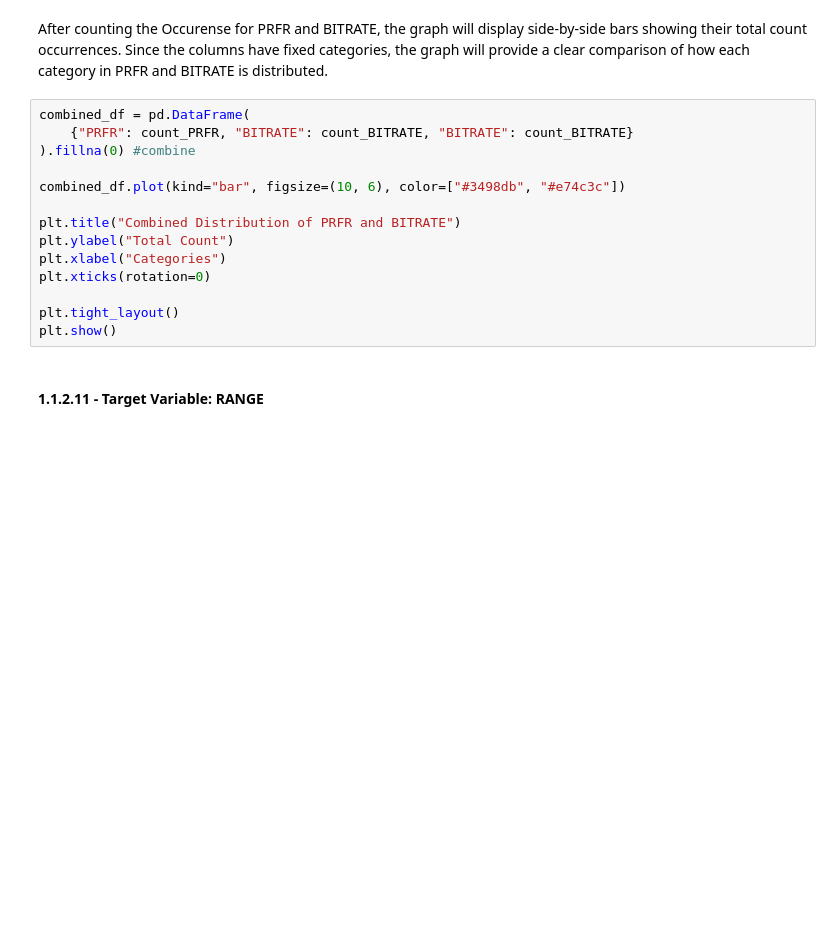
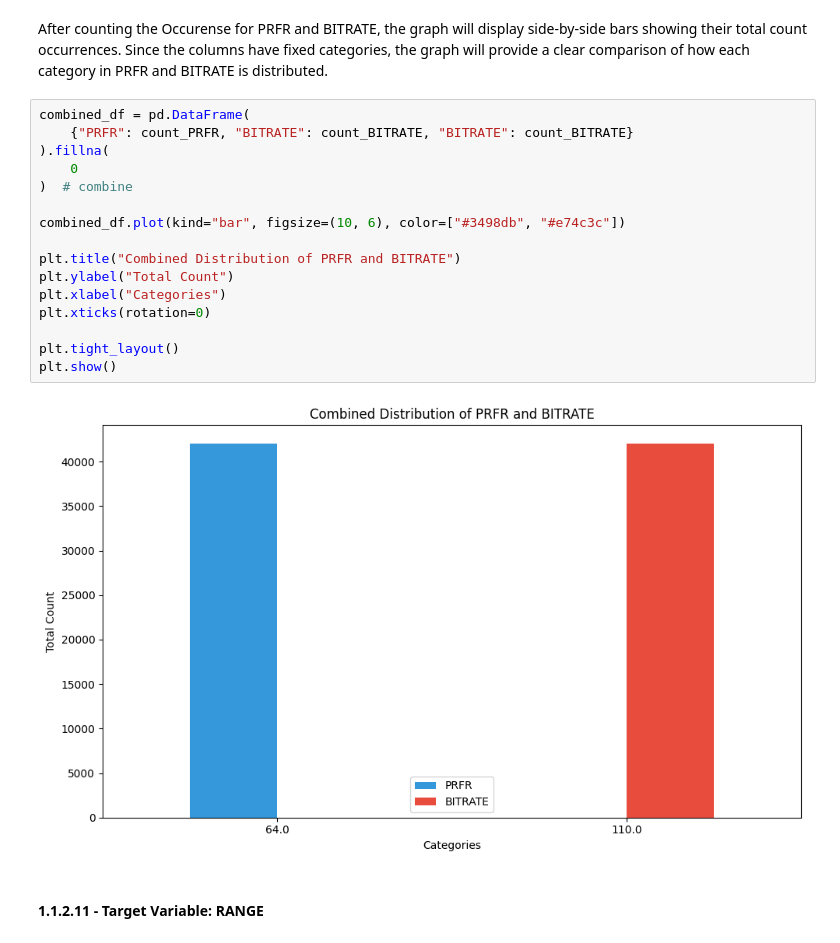
Before and after one commit to janaveniice/UoG-DA_Group17, a Jupyter notebook: los-nlos-model/model.ipynb, the cells around one changed output. Saved outputs shown, nothing was run; the diff lists cells and outputs as text; blank space fills up the shorter version.

```diff
--- a/los-nlos-model/model.ipynb
+++ b/los-nlos-model/model.ipynb
@@ -500,17 +693,21 @@ After counting the Occurense for PRFR and BITRATE, the graph will display side-b
 # %%
 combined_df = pd.DataFrame(
     {"PRFR": count_PRFR, "BITRATE": count_BITRATE, "BITRATE": count_BITRATE}
-).fillna(0) #combine
+).fillna(
+    0
+)  # combine
 
 combined_df.plot(kind="bar", figsize=(10, 6), color=["#3498db", "#e74c3c"])
 
 plt.title("Combined Distribution of PRFR and BITRATE")
 plt.ylabel("Total Count")
 plt.xlabel("Categories")
 plt.xticks(rotation=0)
 
 plt.tight_layout()
 plt.show()
+# %% [output]
+[figure, added]
 # %% [markdown]
 #### **1.1.2.11 - Target Variable: RANGE**
 # %% [markdown]
```
Also changed, not shown: parts of 112 cells of this notebook.
